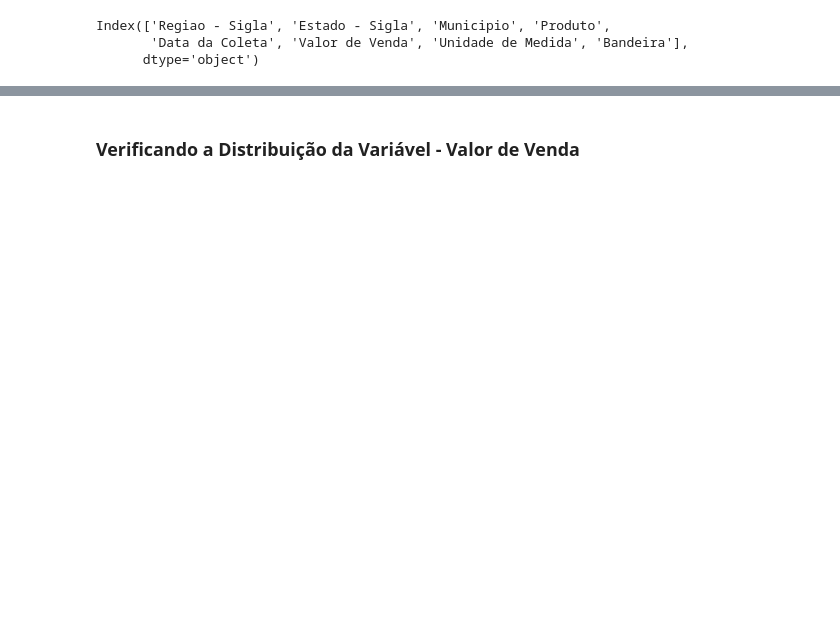
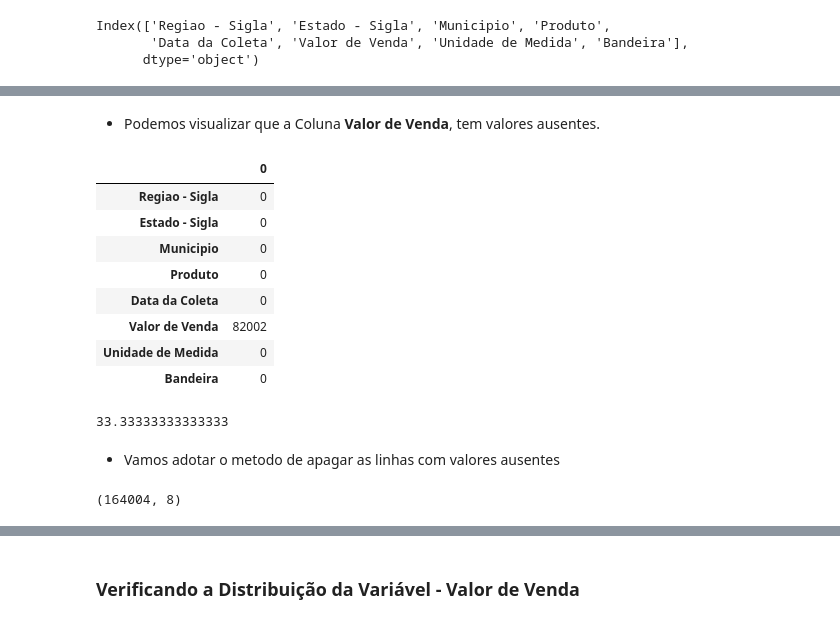
Before and after one commit to Prog-LucasAlves/Analise_Exploratoria_Dados, a Jupyter notebook: AED_02_GLP/glp.ipynb, the cells around one changed output, grey strips where cells are left out. Saved outputs shown, nothing was run; the diff lists cells and outputs as text; code cells hidden in the pictures; blank space fills up the shorter version.

```diff
--- a/AED_02_GLP/glp.ipynb
+++ b/AED_02_GLP/glp.ipynb
@@ -133,0 +131,32 @@ plt.show()
+# %% [markdown]
+* Podemos visualizar que a Coluna **Valor de Venda**, tem valores ausentes.
+# %%
+df_na = pd.DataFrame(data_glp.isna().sum())
+df_na
+# %% [output]
+|  | 0 |
+| Regiao - Sigla | 0 |
+| Estado - Sigla | 0 |
+| Municipio | 0 |
+| Produto | 0 |
+| Data da Coleta | 0 |
+| Valor de Venda | 82002 |
+| Unidade de Medida | 0 |
+| Bandeira | 0 |
+# %%
+# Verificando a proporção dos valores ausentes
+
+df_info = (data_glp['Valor de Venda'].isna().sum() / data_glp.shape[0]) * 100
+
+df_info
+# %% [output]
+33.33333333333333
+# %% [markdown]
+* Vamos adotar o metodo de apagar as linhas com valores ausentes
+# %%
+# Apagando a linhas com valores ausentes e verificando o tamanho do DataFrame(linhas x colunas)
+
+data_glp.dropna(inplace=True)
+data_glp.shape
+# %% [output]
+(164004, 8)
```
Also changed, not shown: parts of 13 cells of this notebook, 1 other file.
